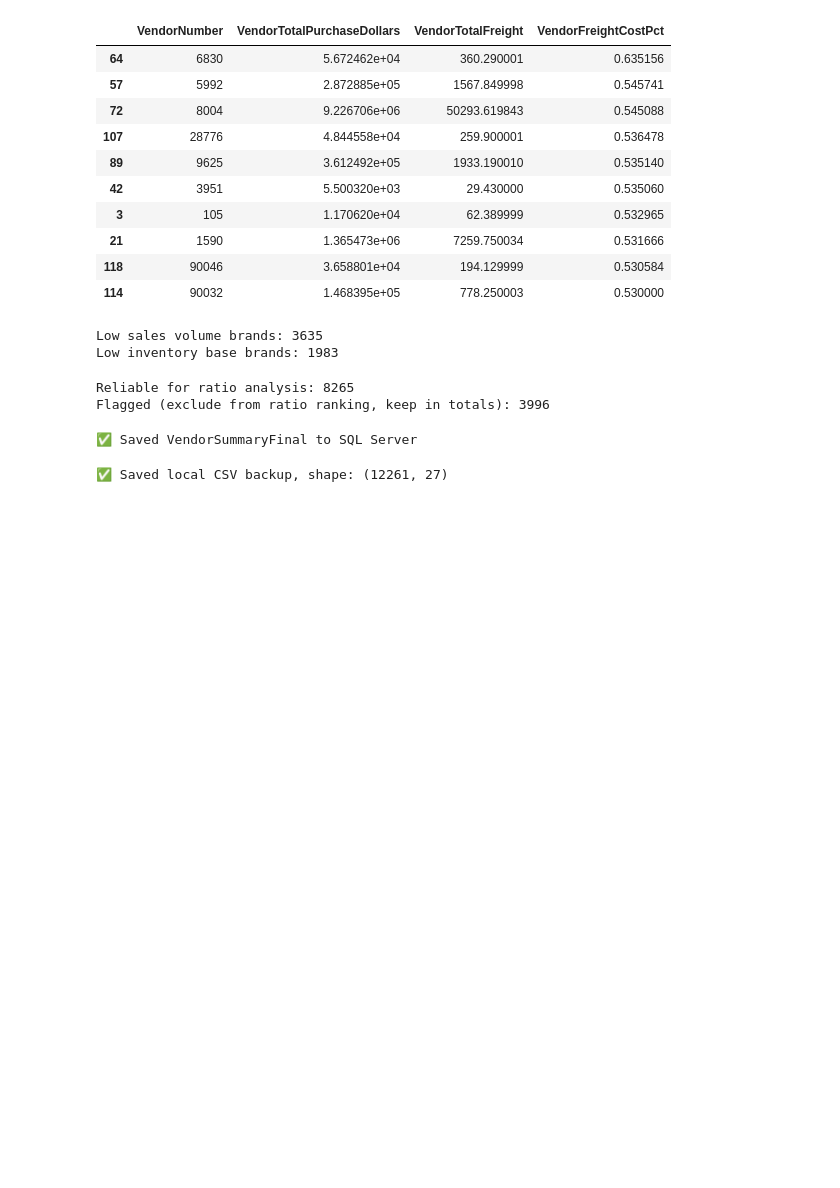
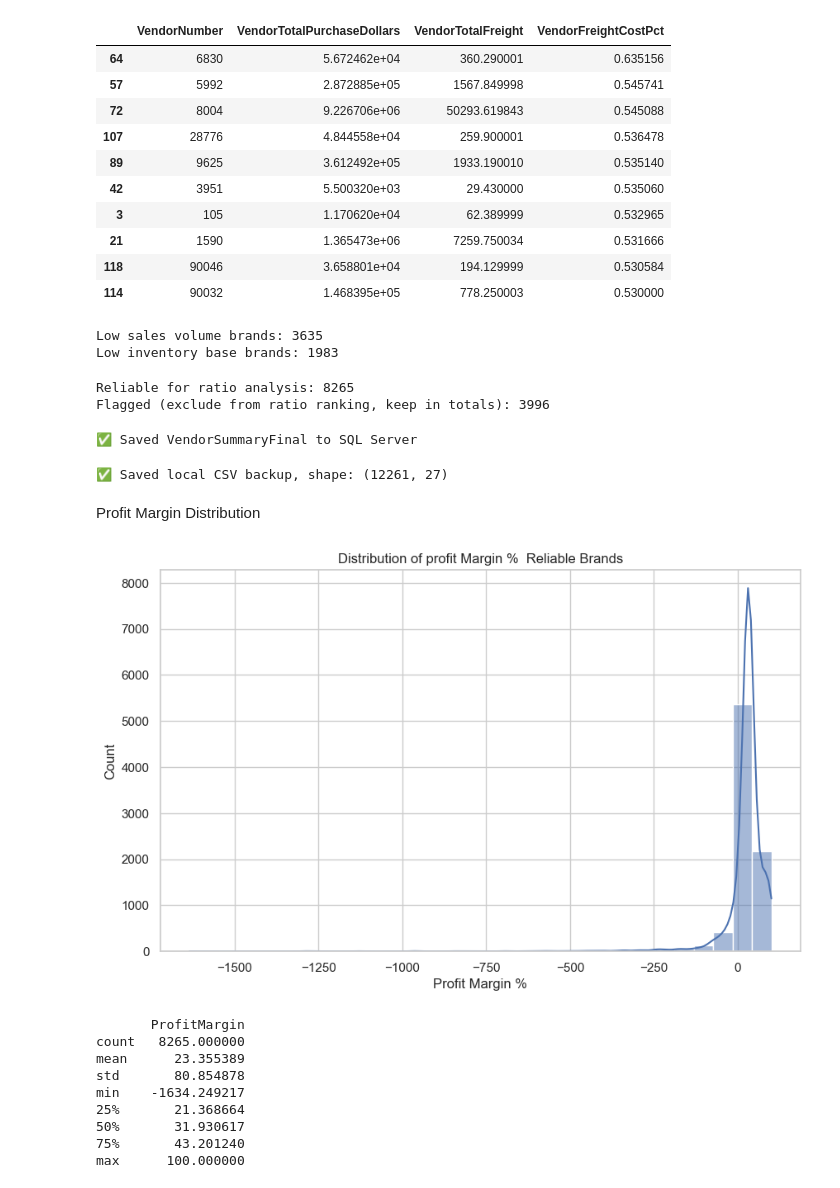
Before and after one commit to Imtiazjumman/Vendor_Data_Analysis, a Jupyter notebook: Vendor_Data_Analysis.ipynb, the cells around one changed output. Drawn from its saved outputs; the diff is of its cells as text; code cells hidden in the pictures; blank space fills up the shorter version.

```diff
--- a/Vendor_Data_Analysis.ipynb
+++ b/Vendor_Data_Analysis.ipynb
@@ -33,6 +20,10 @@ import pandas as pd
 from sqlalchemy import create_engine
 import urllib.parse
 print("Pandas version:", pd.__version__)
+import matplotlib.pyplot as plt
+import seaborn as sns
+from scipy import stats
+sns.set_style("whitegrid")
 # %% [output]
 Pandas version: 2.3.3
 # %%
@@ -327,3 +314,26 @@ df.to_csv('vendor_summary_final.csv', index=False)
 print("✅ Saved local CSV backup, shape:", df.shape)
 # %% [output]
 ✅ Saved local CSV backup, shape: (12261, 27)
+# %% [markdown]
+Profit Margin Distribution
+# %%
+reliable_df = df[df['ReliableForRatioAnalysis']]
+
+plt.figure(figsize=(10, 6))
+sns.histplot(reliable_df['ProfitMargin'].dropna(), bins=30, kde=True)
+plt.title('Distribution of profit Margin %  Reliable Brands')
+plt.xlabel('Profit Margin %')
+plt.show()
+
+print(reliable_df[['ProfitMargin']].describe())
+# %% [output]
+[figure, added]
+       ProfitMargin
+count   8265.000000
+mean      23.355389
+std       80.854878
+min    -1634.249217
+25%       21.368664
+50%       31.930617
+75%       43.201240
+max      100.000000
```
Also changed, not shown: parts of 22 cells of this notebook.
